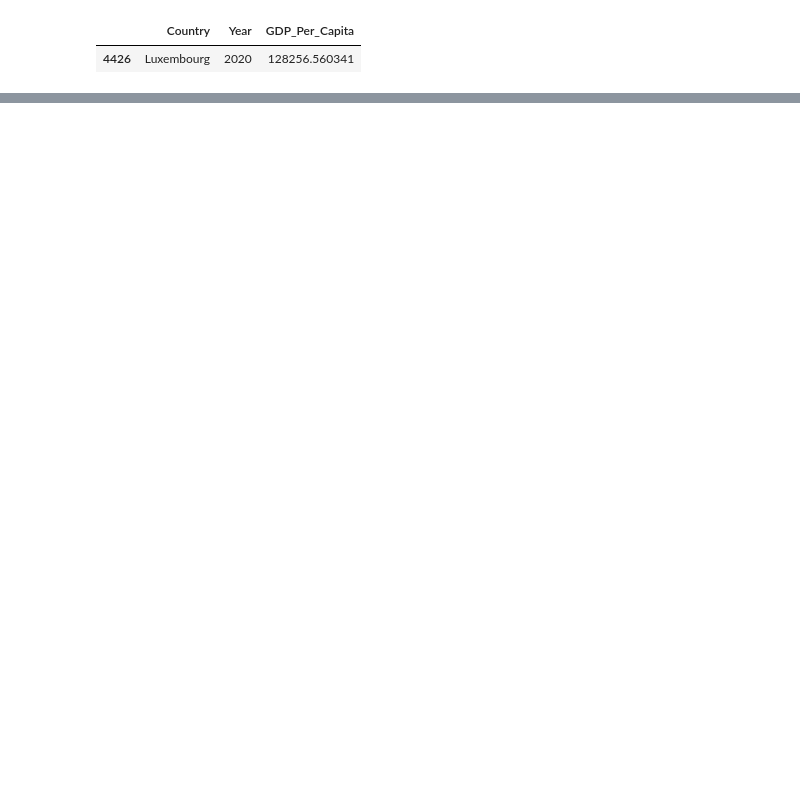
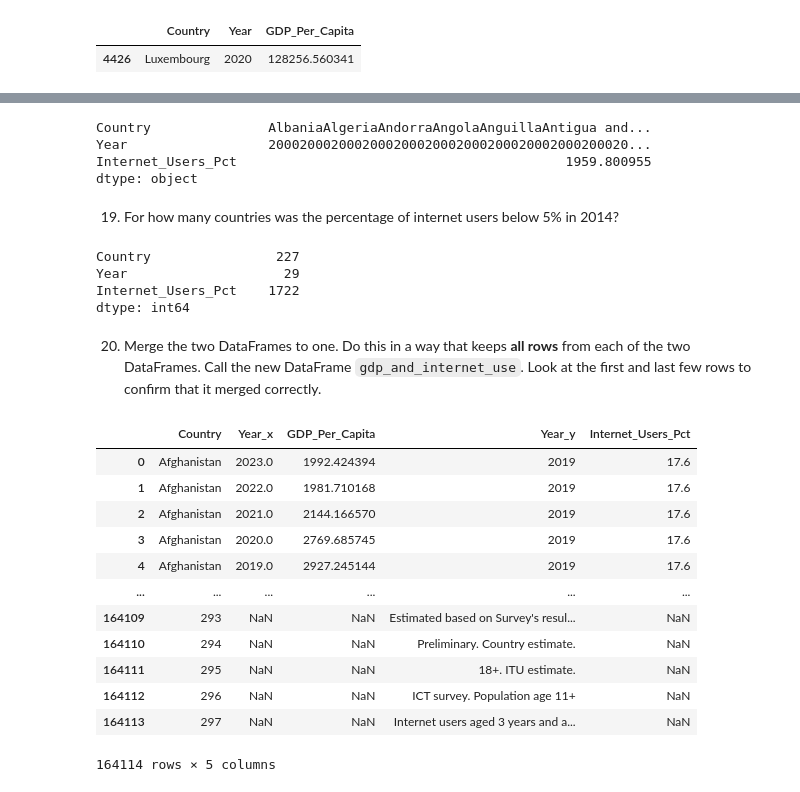
Before and after one commit to NSS-Data-Analytics-Cohort-15/un-exploration-GooseCorpse21, a Jupyter notebook: notebooks/un-exploration project.ipynb, the cells around one changed output, grey strips where cells are left out. Drawn from its saved outputs; the diff is of its cells as text; code cells hidden in the pictures; blank space fills up the shorter version.

```diff
--- a/notebooks/un-exploration project.ipynb
+++ b/notebooks/un-exploration project.ipynb
@@ -235,0 +313,3 @@ gdp_max
+# %%
+internet = pd.read_csv('../data/internet_use.csv.csv', on_bad_lines='warn')
+internet
@@ -235,0 +341,7 @@ gdp_max
+# %%
+internet = internet.drop(columns = ['Value Footnotes'])
+# %%
+internet =  internet.rename(columns = {
+    'Country or Area': 'Country',
+    'Value': 'Internet_Users_Pct'})
+internet.tail()
@@ -235,0 +387,7 @@ gdp_max
+# %%
+users.loc[users['Year'] == '2000'].sum()
+# %% [output]
+Country               AlbaniaAlgeriaAndorraAngolaAnguillaAntigua and...
+Year                  2000200020002000200020002000200020002000200020...
+Internet_Users_Pct                                          1959.800955
+dtype: object
@@ -235,0 +396,29 @@ gdp_max
+# %% [markdown]
+19. For how many countries was the percentage of internet users below 5% in 2014?
+# %%
+countries = internet.loc[internet['Internet_Users_Pct'] < 5]
+countries.nunique() # 227
+# %% [output]
+Country                227
+Year                    29
+Internet_Users_Pct    1722
+dtype: int64
+# %% [markdown]
+20. Merge the two DataFrames to one. Do this in a way that keeps **all rows** from each of the two DataFrames. Call the new DataFrame `gdp_and_internet_use`. Look at the first and last few rows to confirm that it merged correctly.
+# %%
+gdp_and_internet_use = pd.merge(new_gdp_df, internet, how = 'right', on = 'Country')
+gdp_and_internet_use
+# %% [output]
+|  | Country | Year_x | GDP_Per_Capita | Year_y | Internet_Users_Pct |
+| 0 | Afghanistan | 2023.0 | 1992.424394 | 2019 | 17.6 |
+| 1 | Afghanistan | 2022.0 | 1981.710168 | 2019 | 17.6 |
+| 2 | Afghanistan | 2021.0 | 2144.166570 | 2019 | 17.6 |
+| 3 | Afghanistan | 2020.0 | 2769.685745 | 2019 | 17.6 |
+| 4 | Afghanistan | 2019.0 | 2927.245144 | 2019 | 17.6 |
+| ... | ... | ... | ... | ... | ... |
+| 164109 | 293 | NaN | NaN | Estimated based on Survey's resul... | NaN |
+| 164110 | 294 | NaN | NaN | Preliminary. Country estimate. | NaN |
+| 164111 | 295 | NaN | NaN | 18+. ITU estimate. | NaN |
+| 164112 | 296 | NaN | NaN | ICT survey. Population age 11+ | NaN |
+| 164113 | 297 | NaN | NaN | Internet users aged 3 years and a... | NaN |
+164114 rows × 5 columns
```
Also changed, not shown: parts of 22 cells of this notebook.
